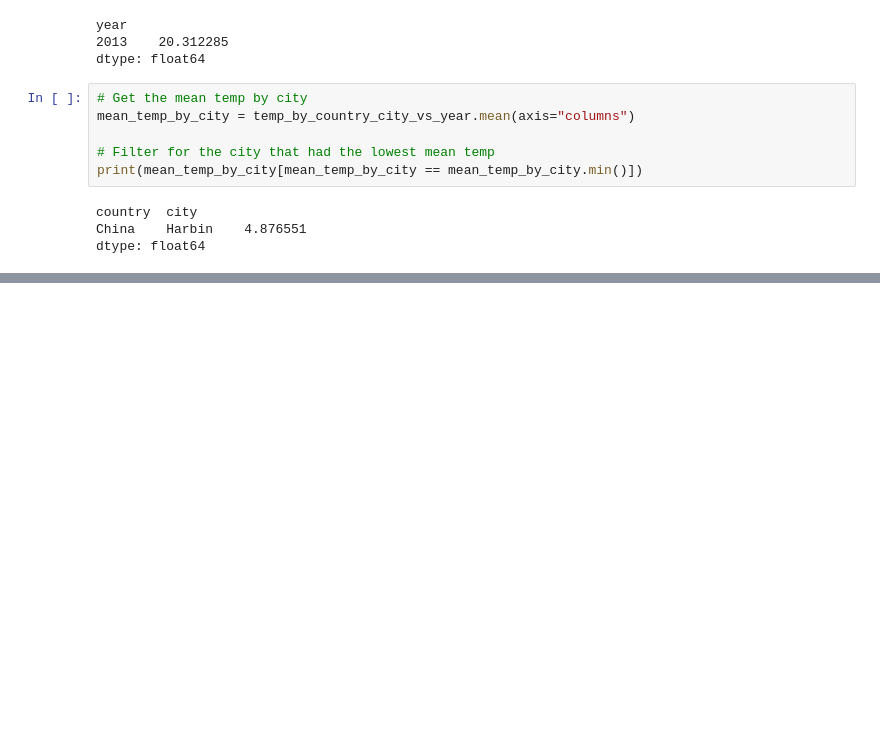
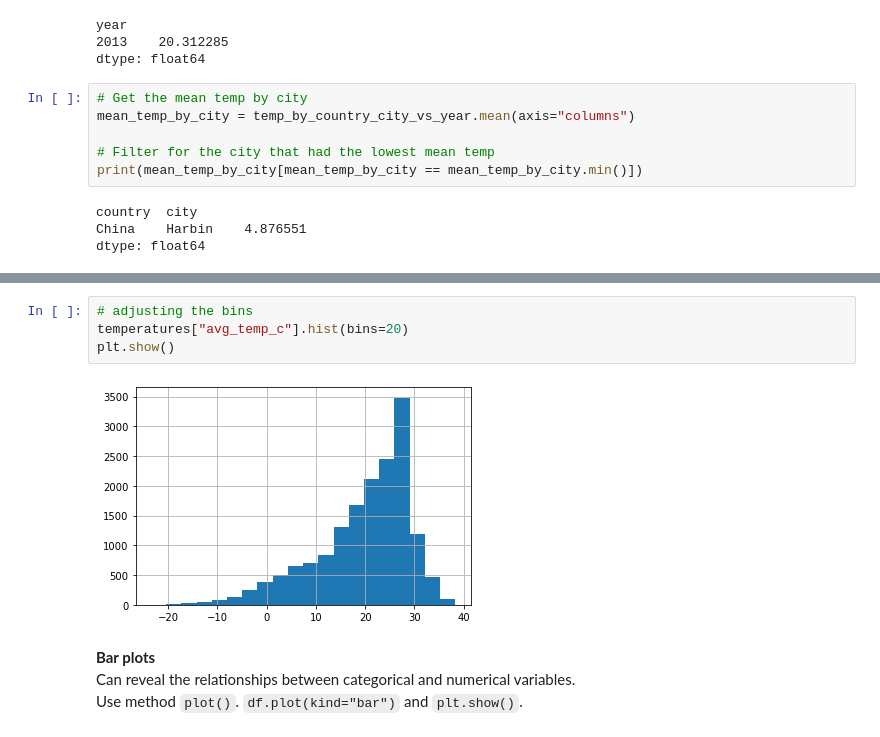
Before and after one commit to flyin01/dc, a Jupyter notebook: data_manipulation_w_pandas.ipynb, the cells around one changed output, grey strips where cells are left out. Drawn from its saved outputs; the diff is of its cells as text; blank space fills up the shorter version.

```diff
--- a/data_manipulation_w_pandas.ipynb
+++ b/data_manipulation_w_pandas.ipynb
@@ -1996,0 +2016,10 @@ TBD
+# %%
+# adjusting the bins
+temperatures["avg_temp_c"].hist(bins=20)
+plt.show()
+# %% [output]
+[figure, added]
+# %% [markdown]
+**Bar plots**
+Can reveal the relationships between categorical and numerical variables.
+Use method `plot()`. `df.plot(kind="bar")` and `plt.show()`.
```
Also changed, not shown: parts of 27 cells of this notebook.
